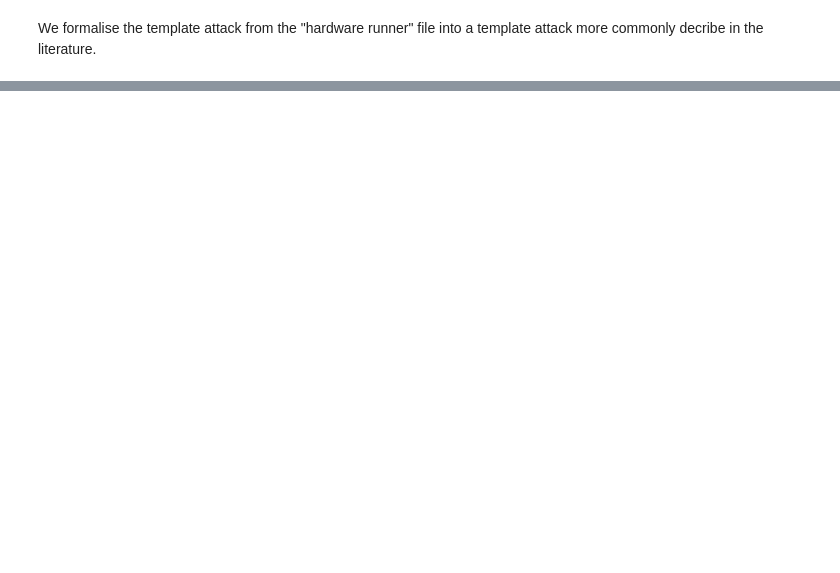
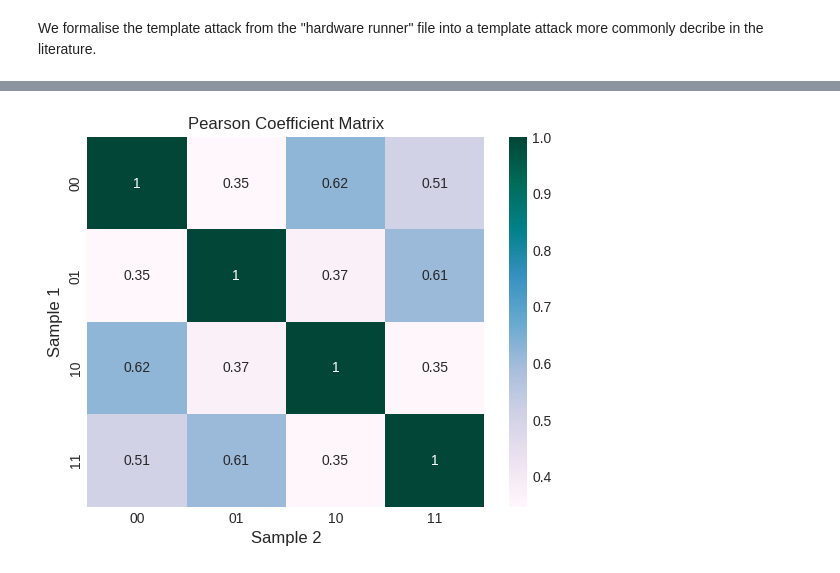
Before and after one commit to ncanavan1/Toeplitz_attack, a Jupyter notebook: adversary/TA_multivariate_gaussian.ipynb, the cells around one changed output, grey strips where cells are left out. Cells and saved outputs as stored; diff of their text form; code cells hidden in the pictures; blank space fills up the shorter version.

```diff
--- a/adversary/TA_multivariate_gaussian.ipynb
+++ b/adversary/TA_multivariate_gaussian.ipynb
@@ -20,0 +140,18 @@ NotJSONError: Notebook does not appear to be JSON: ''
+# %%
+cov_mat = np.zeros([4,4])
+
+for i in range(4):
+    for j in range(4):
+        pc = stats.pearsonr(means[i], means[j])
+        cov_mat[i,j] = pc[0]
+
+class_labels = ["00", "01", "10", "11"]
+ax = sns.heatmap(cov_mat, annot=True, cmap="PuBuGn",
+                 xticklabels=class_labels, yticklabels=class_labels)
+plt.xlabel('Sample 2',fontsize=12)
+plt.ylabel('Sample 1',fontsize=12)
+plt.title('Pearson Coefficient Matrix',fontsize=12)
+plt.savefig("/home/40265864@ecit.qub.ac.uk/Toeplitz_attack/results/pearson_matrix",dpi=500)
+plt.show()
+# %% [output]
+[figure, added]
```
Also changed, not shown: parts of 19 cells of this notebook, 5 other files.
